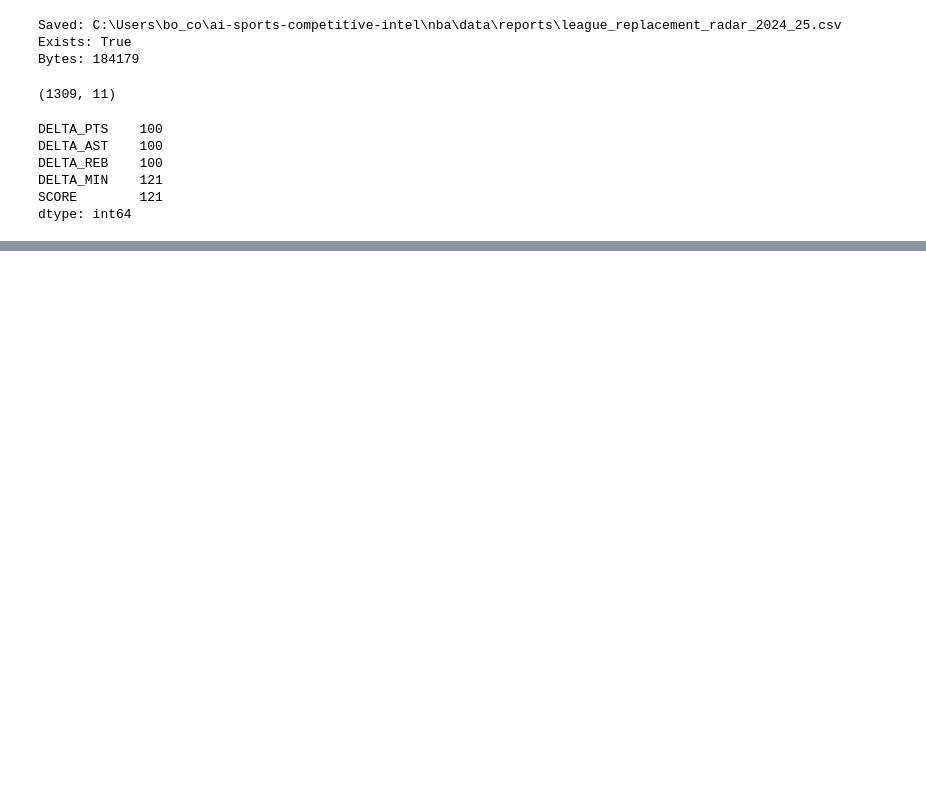
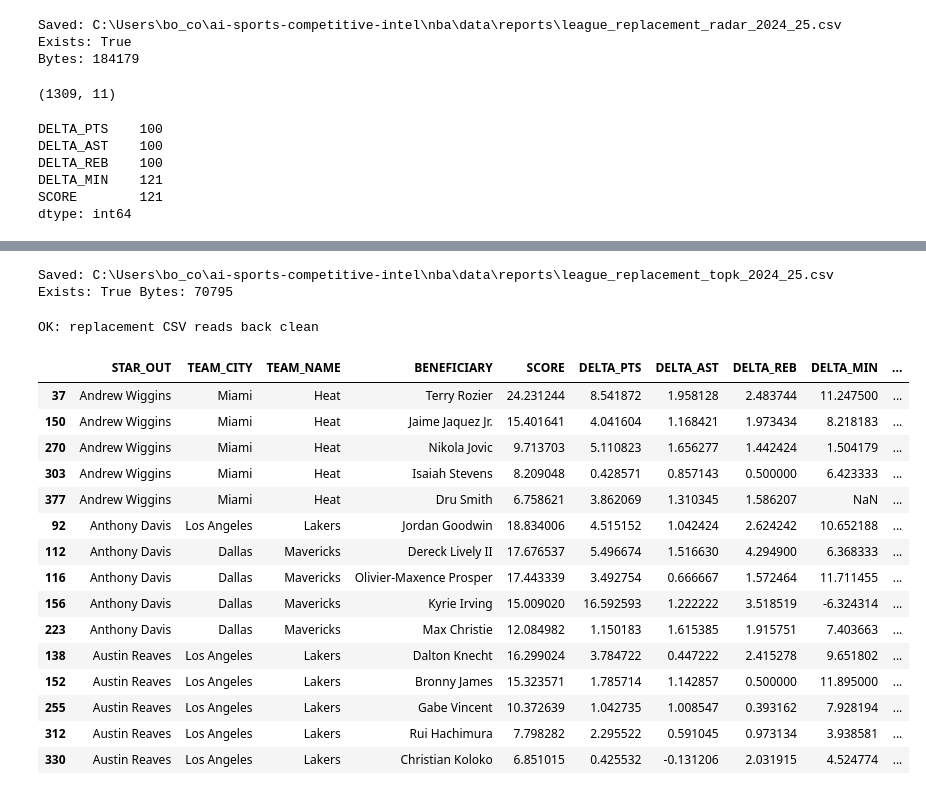
Before and after one commit to boco3000/nba-rplacement-radar, a Jupyter notebook: notebooks/06_league_replacement_radar.ipynb, the cells around one changed output, grey strips where cells are left out. Saved outputs shown, nothing was run; the diff lists cells and outputs as text; code cells hidden in the pictures; blank space fills up the shorter version.

```diff
--- a/notebooks/06_league_replacement_radar.ipynb
+++ b/notebooks/06_league_replacement_radar.ipynb
@@ -118,0 +162,8 @@ OK: saved CSV reads back clean
+# %%
+# A simple "minutes stability" feature (bigger sample = more trustworthy)
+rep_top["LOG_N_WITHOUT"] = np.log1p(rep_top["N_WITHOUT"])
+
+# Optional: a combined “impact per minute” type feature
+rep_top["SCORE_PER_MIN"] = rep_top["SCORE"] / (rep_top["DELTA_MIN"].abs() + 1e-6)
+
+rep_top[["STAR_OUT","BENEFICIARY","RANK","SCORE","N_WITHOUT","LOG_N_WITHOUT","DELTA_MIN","SCORE_PER_MIN"]].head(10)
@@ -118,0 +182,43 @@ OK: saved CSV reads back clean
+# %%
+from pathlib import Path
+
+REPORTS_DIR = PROJECT_ROOT / "data" / "reports"
+REPORTS_DIR.mkdir(parents=True, exist_ok=True)
+
+rep_out = REPORTS_DIR / "league_replacement_topk_2024_25.csv"
+rep_top.to_csv(rep_out, index=False)
+
+print("Saved:", rep_out)
+print("Exists:", rep_out.exists(), "Bytes:", rep_out.stat().st_size)
+# %% [output]
+Saved: C:\Users\bo_co\ai-sports-competitive-intel\nba\data\reports\league_replacement_topk_2024_25.csv
+Exists: True Bytes: 70795
+# %%
+import pandas as pd
+
+check = pd.read_csv(rep_out)
+
+assert len(check) == len(rep_top)
+assert check["SCORE"].notna().all()
+assert check["RANK"].notna().all()
+
+print("OK: replacement CSV reads back clean")
+check.sort_values(["STAR_OUT","RANK"]).head(15)
+# %% [output]
+OK: replacement CSV reads back clean
+|  | STAR_OUT | TEAM_CITY | TEAM_NAME | BENEFICIARY | SCORE | DELTA_PTS | DELTA_AST | DELTA_REB | DELTA_MIN | ... |
+| 37 | Andrew Wiggins | Miami | Heat | Terry Rozier | 24.231244 | 8.541872 | 1.958128 | 2.483744 | 11.247500 | ... |
+| 150 | Andrew Wiggins | Miami | Heat | Jaime Jaquez Jr. | 15.401641 | 4.041604 | 1.168421 | 1.973434 | 8.218183 | ... |
+| 270 | Andrew Wiggins | Miami | Heat | Nikola Jovic | 9.713703 | 5.110823 | 1.656277 | 1.442424 | 1.504179 | ... |
+| 303 | Andrew Wiggins | Miami | Heat | Isaiah Stevens | 8.209048 | 0.428571 | 0.857143 | 0.500000 | 6.423333 | ... |
+| 377 | Andrew Wiggins | Miami | Heat | Dru Smith | 6.758621 | 3.862069 | 1.310345 | 1.586207 | NaN | ... |
+| 92 | Anthony Davis | Los Angeles | Lakers | Jordan Goodwin | 18.834006 | 4.515152 | 1.042424 | 2.624242 | 10.652188 | ... |
+| 112 | Anthony Davis | Dallas | Mavericks | Dereck Lively II | 17.676537 | 5.496674 | 1.516630 | 4.294900 | 6.368333 | ... |
+| 116 | Anthony Davis | Dallas | Mavericks | Olivier-Maxence Prosper | 17.443339 | 3.492754 | 0.666667 | 1.572464 | 11.711455 | ... |
+| 156 | Anthony Davis | Dallas | Mavericks | Kyrie Irving | 15.009020 | 16.592593 | 1.222222 | 3.518519 | -6.324314 | ... |
+| 223 | Anthony Davis | Dallas | Mavericks | Max Christie | 12.084982 | 1.150183 | 1.615385 | 1.915751 | 7.403663 | ... |
+| 138 | Austin Reaves | Los Angeles | Lakers | Dalton Knecht | 16.299024 | 3.784722 | 0.447222 | 2.415278 | 9.651802 | ... |
+| 152 | Austin Reaves | Los Angeles | Lakers | Bronny James | 15.323571 | 1.785714 | 1.142857 | 0.500000 | 11.895000 | ... |
+| 255 | Austin Reaves | Los Angeles | Lakers | Gabe Vincent | 10.372639 | 1.042735 | 1.008547 | 0.393162 | 7.928194 | ... |
+| 312 | Austin Reaves | Los Angeles | Lakers | Rui Hachimura | 7.798282 | 2.295522 | 0.591045 | 0.973134 | 3.938581 | ... |
+| 330 | Austin Reaves | Los Angeles | Lakers | Christian Koloko | 6.851015 | 0.425532 | -0.131206 | 2.031915 | 4.524774 | ... |
```
Also changed, not shown: parts of 6 cells of this notebook, 8 other files.
